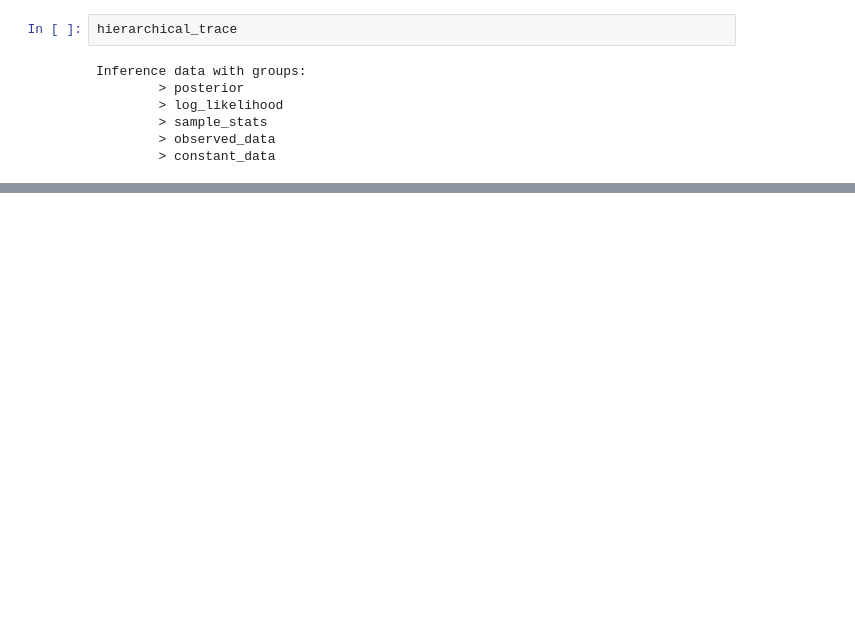
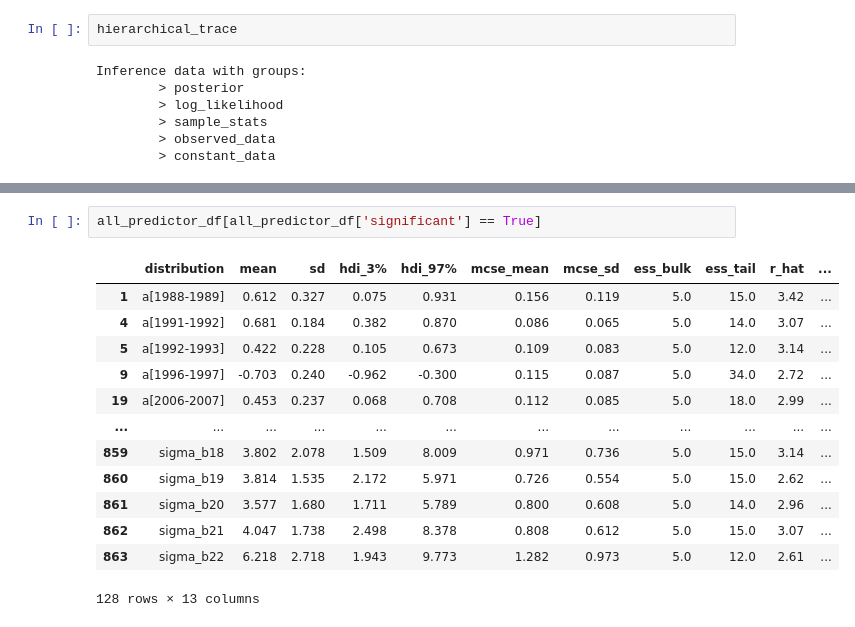
Before and after one commit to anath703/DS6040_Project, a Jupyter notebook: Hierarchical.ipynb, the cells around one changed output, grey strips where cells are left out. Cells and saved outputs as stored; diff of their text form; blank space fills up the shorter version.

```diff
--- a/Hierarchical.ipynb
+++ b/Hierarchical.ipynb
@@ -448,0 +560,16 @@ all_predictor_df
+# %%
+all_predictor_df[all_predictor_df['significant'] == True]
+# %% [output]
+|  | distribution | mean | sd | hdi_3% | hdi_97% | mcse_mean | mcse_sd | ess_bulk | ess_tail | r_hat | ... |
+| 1 | a[1988-1989] | 0.612 | 0.327 | 0.075 | 0.931 | 0.156 | 0.119 | 5.0 | 15.0 | 3.42 | ... |
+| 4 | a[1991-1992] | 0.681 | 0.184 | 0.382 | 0.870 | 0.086 | 0.065 | 5.0 | 14.0 | 3.07 | ... |
+| 5 | a[1992-1993] | 0.422 | 0.228 | 0.105 | 0.673 | 0.109 | 0.083 | 5.0 | 12.0 | 3.14 | ... |
+| 9 | a[1996-1997] | -0.703 | 0.240 | -0.962 | -0.300 | 0.115 | 0.087 | 5.0 | 34.0 | 2.72 | ... |
+| 19 | a[2006-2007] | 0.453 | 0.237 | 0.068 | 0.708 | 0.112 | 0.085 | 5.0 | 18.0 | 2.99 | ... |
+| ... | ... | ... | ... | ... | ... | ... | ... | ... | ... | ... | ... |
+| 859 | sigma_b18 | 3.802 | 2.078 | 1.509 | 8.009 | 0.971 | 0.736 | 5.0 | 15.0 | 3.14 | ... |
+| 860 | sigma_b19 | 3.814 | 1.535 | 2.172 | 5.971 | 0.726 | 0.554 | 5.0 | 15.0 | 2.62 | ... |
+| 861 | sigma_b20 | 3.577 | 1.680 | 1.711 | 5.789 | 0.800 | 0.608 | 5.0 | 14.0 | 2.96 | ... |
+| 862 | sigma_b21 | 4.047 | 1.738 | 2.498 | 8.378 | 0.808 | 0.612 | 5.0 | 15.0 | 3.07 | ... |
+| 863 | sigma_b22 | 6.218 | 2.718 | 1.943 | 9.773 | 1.282 | 0.973 | 5.0 | 12.0 | 2.61 | ... |
+128 rows × 13 columns
```
Also changed, not shown: parts of 18 cells of this notebook.
